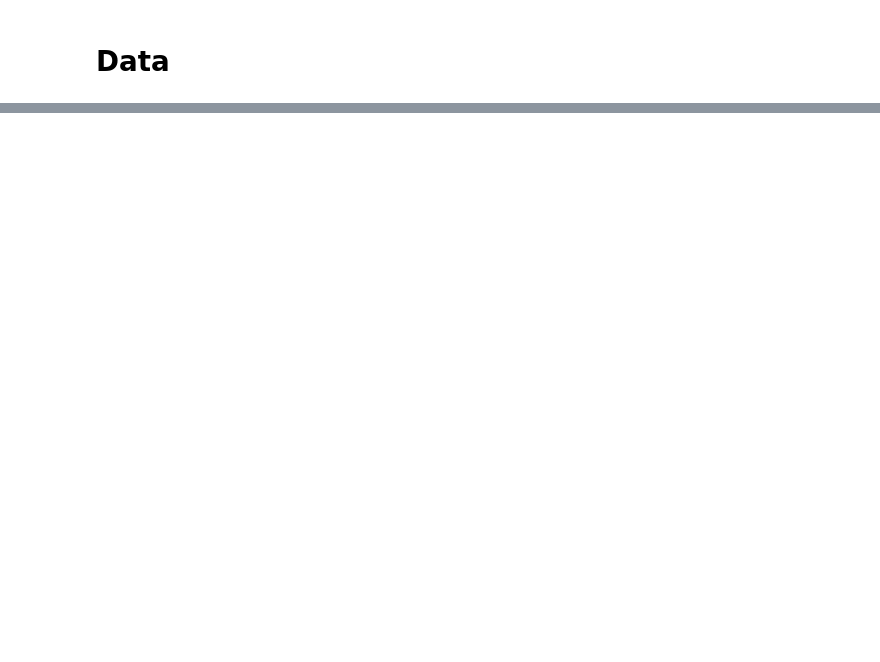
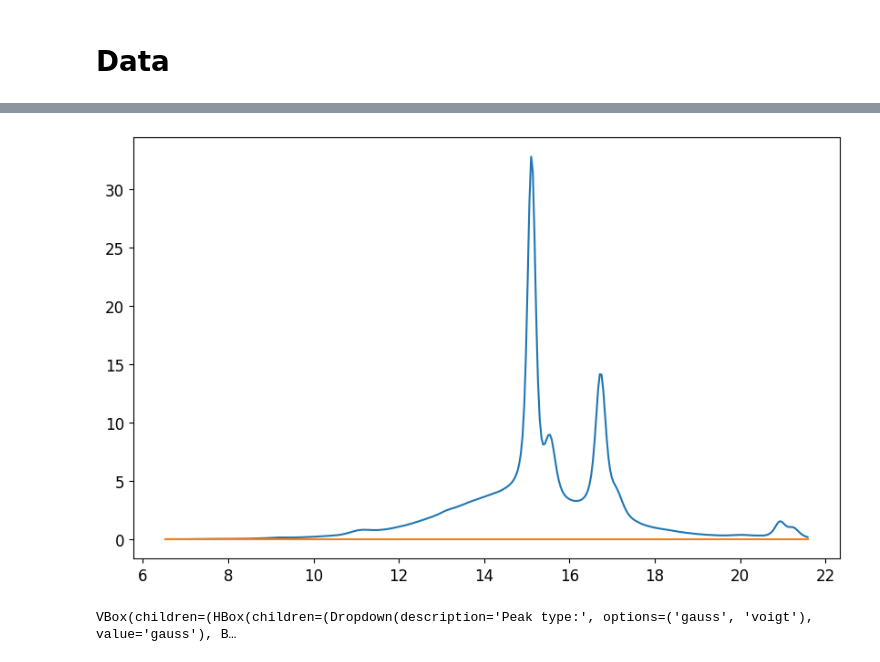
Before and after one commit to Akmalumarov/X_Ray_Scattering_Analysis, a Jupyter notebook: projects/Brushes/PEG_PCL/Degradation.ipynb, the cells around one changed output, grey strips where cells are left out. Drawn from its saved outputs; the diff is of its cells as text; code cells hidden in the pictures; blank space fills up the shorter version.

```diff
--- a/projects/Brushes/PEG_PCL/Degradation.ipynb
+++ b/projects/Brushes/PEG_PCL/Degradation.ipynb
@@ -21,0 +780,12 @@ file.keys()
+# %%
+plt.plot(X, Y * X ** 2)
+plt.plot(X, np.zeros(len(X)))
+
+X_M4 = X
+Y_M4 = Y * X ** 2
+# %% [output]
+[figure, added]
+# %%
+build_M4 = PeakBuilder(X_M4, Y_M4)
+# %% [output]
+VBox(children=(HBox(children=(Dropdown(description='Peak type:', options=('gauss', 'voigt'), value='gauss'), B…
```
Also changed, not shown: parts of 17 cells of this notebook, 5 other files.
